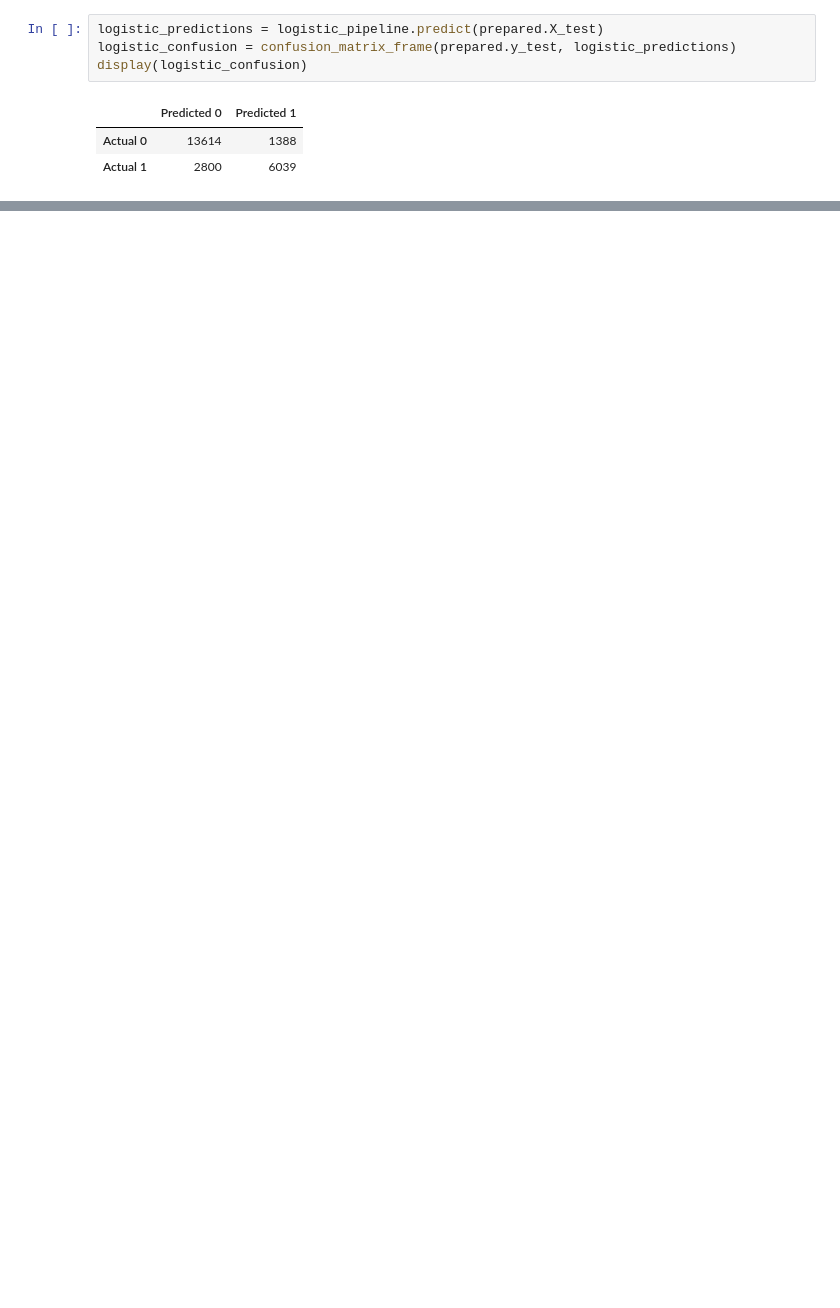
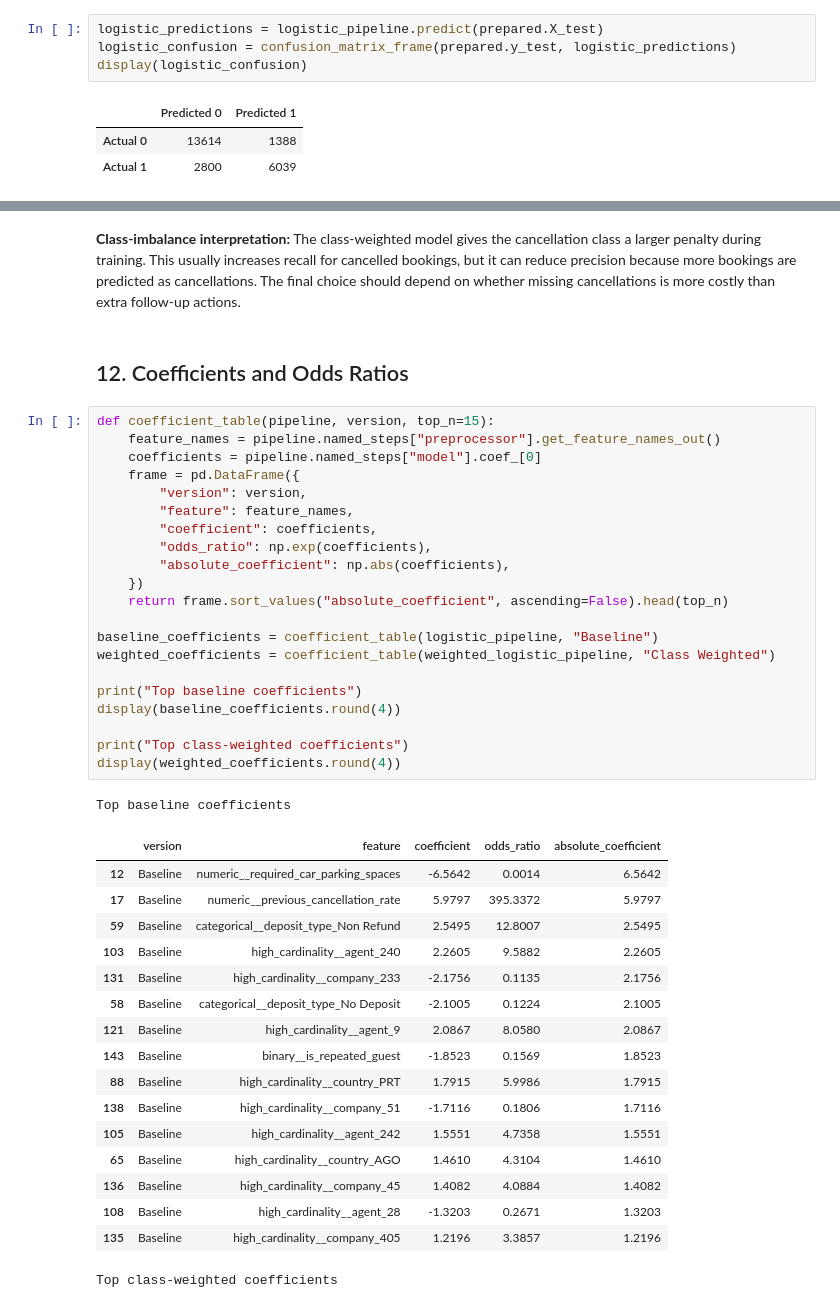
Before and after one commit to Manesha03/IT3051-FDM-Mini-Project-2026, a Jupyter notebook: 06_Model_Evaluation/Logistic_Regression.ipynb, the cells around one changed output, grey strips where cells are left out. Drawn from its saved outputs; the diff is of its cells as text; blank space fills up the shorter version.

```diff
--- a/06_Model_Evaluation/Logistic_Regression.ipynb
+++ b/06_Model_Evaluation/Logistic_Regression.ipynb
@@ -150,0 +277,48 @@ display(logistic_confusion)
+# %% [markdown]
+**Class-imbalance interpretation:** The class-weighted model gives the
+cancellation class a larger penalty during training. This usually increases
+recall for cancelled bookings, but it can reduce precision because more
+bookings are predicted as cancellations. The final choice should depend on
+whether missing cancellations is more costly than extra follow-up actions.
+# %% [markdown]
+## 12. Coefficients and Odds Ratios
+# %%
+def coefficient_table(pipeline, version, top_n=15):
+    feature_names = pipeline.named_steps["preprocessor"].get_feature_names_out()
+    coefficients = pipeline.named_steps["model"].coef_[0]
+    frame = pd.DataFrame({
+        "version": version,
+        "feature": feature_names,
+        "coefficient": coefficients,
+        "odds_ratio": np.exp(coefficients),
+        "absolute_coefficient": np.abs(coefficients),
+    })
+    return frame.sort_values("absolute_coefficient", ascending=False).head(top_n)
+
+baseline_coefficients = coefficient_table(logistic_pipeline, "Baseline")
+weighted_coefficients = coefficient_table(weighted_logistic_pipeline, "Class Weighted")
+
+print("Top baseline coefficients")
+display(baseline_coefficients.round(4))
+
+print("Top class-weighted coefficients")
+display(weighted_coefficients.round(4))
+# %% [output]
+Top baseline coefficients
+|  | version | feature | coefficient | odds_ratio | absolute_coefficient |
+| 12 | Baseline | numeric__required_car_parking_spaces | -6.5642 | 0.0014 | 6.5642 |
+| 17 | Baseline | numeric__previous_cancellation_rate | 5.9797 | 395.3372 | 5.9797 |
+| 59 | Baseline | categorical__deposit_type_Non Refund | 2.5495 | 12.8007 | 2.5495 |
+| 103 | Baseline | high_cardinality__agent_240 | 2.2605 | 9.5882 | 2.2605 |
+| 131 | Baseline | high_cardinality__company_233 | -2.1756 | 0.1135 | 2.1756 |
+| 58 | Baseline | categorical__deposit_type_No Deposit | -2.1005 | 0.1224 | 2.1005 |
+| 121 | Baseline | high_cardinality__agent_9 | 2.0867 | 8.0580 | 2.0867 |
+| 143 | Baseline | binary__is_repeated_guest | -1.8523 | 0.1569 | 1.8523 |
+| 88 | Baseline | high_cardinality__country_PRT | 1.7915 | 5.9986 | 1.7915 |
+| 138 | Baseline | high_cardinality__company_51 | -1.7116 | 0.1806 | 1.7116 |
+| 105 | Baseline | high_cardinality__agent_242 | 1.5551 | 4.7358 | 1.5551 |
+| 65 | Baseline | high_cardinality__country_AGO | 1.4610 | 4.3104 | 1.4610 |
+| 136 | Baseline | high_cardinality__company_45 | 1.4082 | 4.0884 | 1.4082 |
+| 108 | Baseline | high_cardinality__agent_28 | -1.3203 | 0.2671 | 1.3203 |
+| 135 | Baseline | high_cardinality__company_405 | 1.2196 | 3.3857 | 1.2196 |
+Top class-weighted coefficients
```
Also changed, not shown: parts of 26 cells of this notebook, 3 other files.
